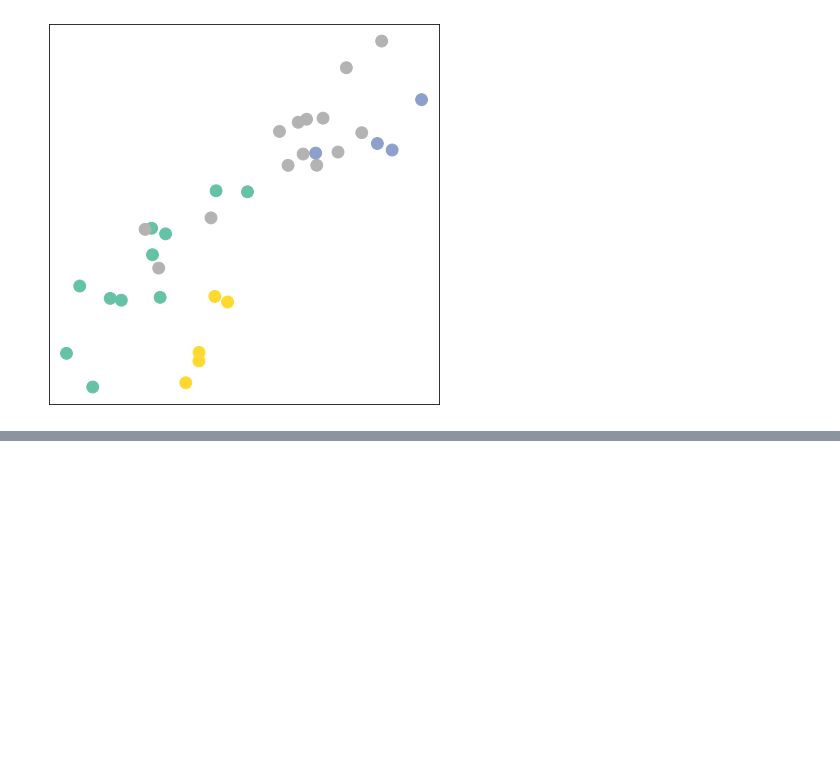
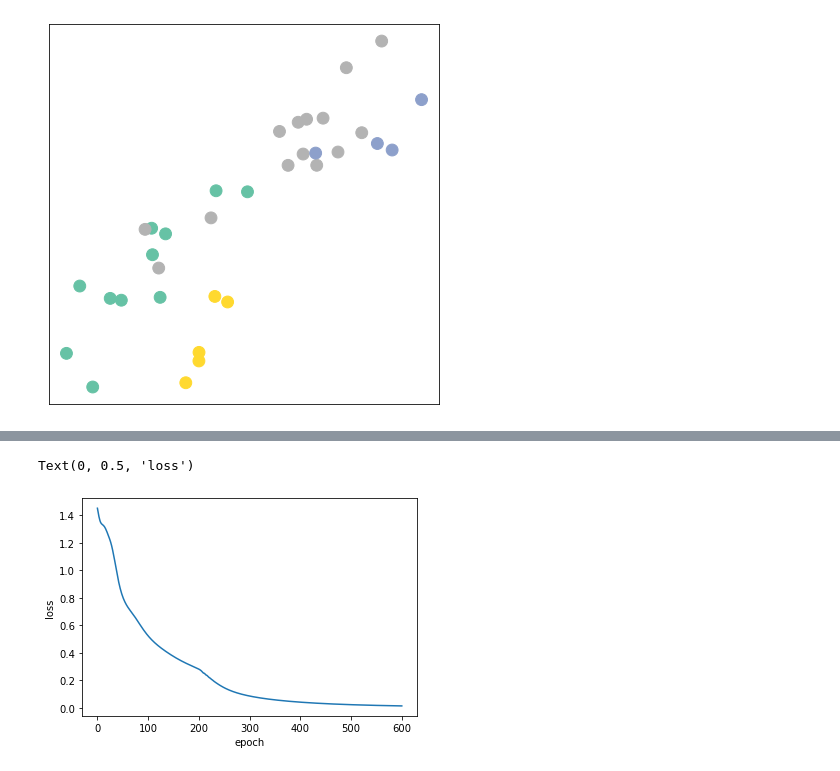
Before and after one commit to samarjeet/gnn, a Jupyter notebook: introduction.ipynb, the cells around one changed output, grey strips where cells are left out. Cells and saved outputs as stored; diff of their text form; code cells hidden in the pictures; blank space fills up the shorter version.

```diff
--- a/introduction.ipynb
+++ b/introduction.ipynb
@@ -152,0 +148,7 @@ for epoch in range(401):
+# %%
+plt.plot(losses)
+plt.xlabel('epoch')
+plt.ylabel('loss')
+# %% [output]
+Text(0, 0.5, 'loss')
+[figure, added]
```
Also changed, not shown: parts of 1 cell of this notebook, 1 other file.
